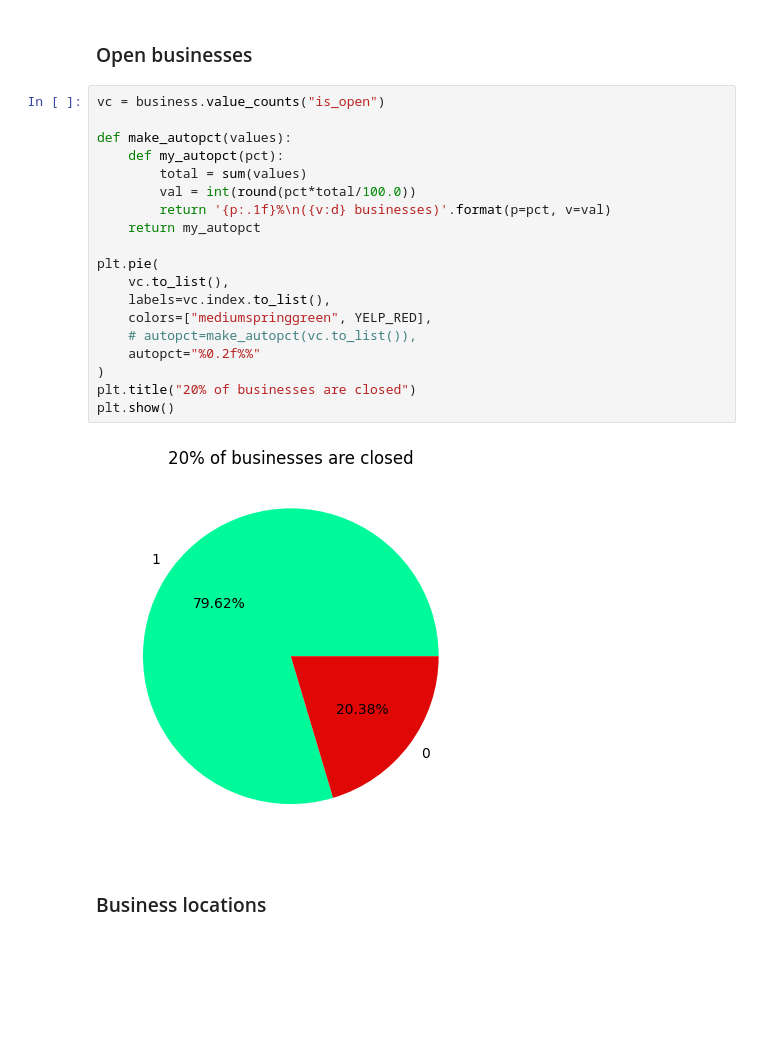
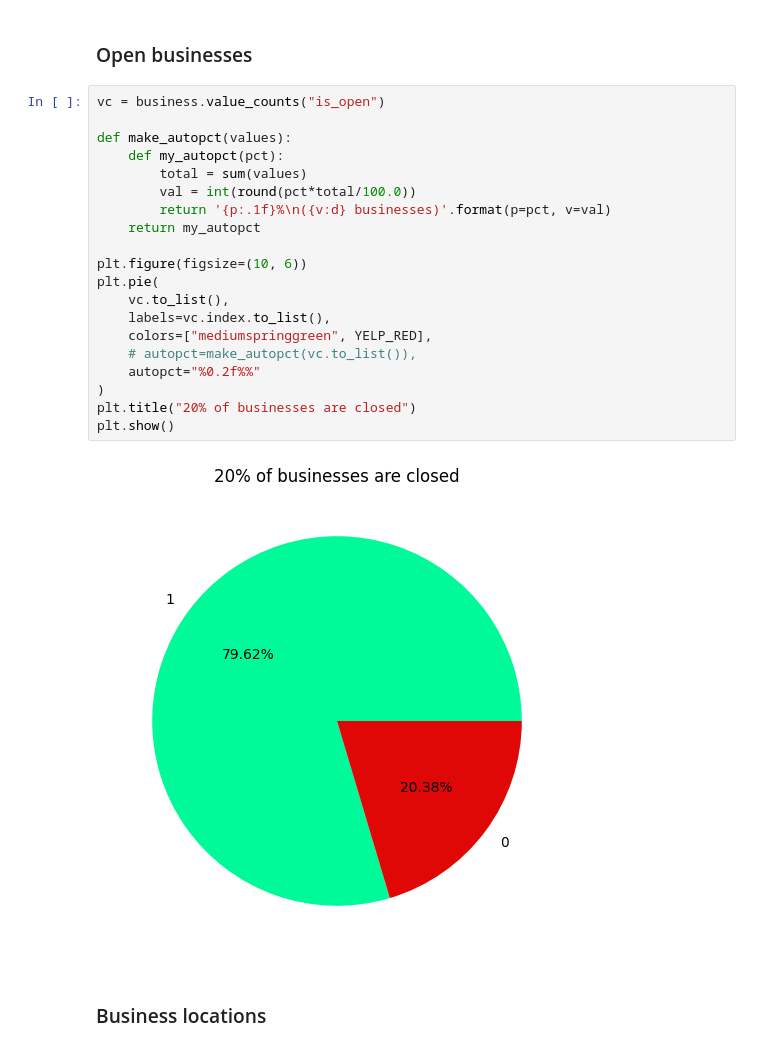
Before and after one commit to xkello/ISA-Team-8, a Jupyter notebook: EDA_basic.ipynb, the cells around one changed output. Saved outputs shown, nothing was run; the diff lists cells and outputs as text; blank space fills up the shorter version.

```diff
--- a/EDA_basic.ipynb
+++ b/EDA_basic.ipynb
@@ -130,24 +136,25 @@ Text(0.5, 1.0, 'Each business has at least 5 reviews')
 # %%
 vc = business.value_counts("is_open")
 
 def make_autopct(values):
     def my_autopct(pct):
         total = sum(values)
         val = int(round(pct*total/100.0))
         return '{p:.1f}%\n({v:d} businesses)'.format(p=pct, v=val)
     return my_autopct
 
+plt.figure(figsize=(10, 6))
 plt.pie(
     vc.to_list(),
     labels=vc.index.to_list(),
     colors=["mediumspringgreen", YELP_RED],
     # autopct=make_autopct(vc.to_list()),
     autopct="%0.2f%%"
 )
 plt.title("20% of businesses are closed")
 plt.show()
 # %% [output]
-[figure, old version]
+[figure, new version]
 # %% [markdown]
 ### Business locations
 # %%
```
Also changed, not shown: parts of 27 cells of this notebook.
